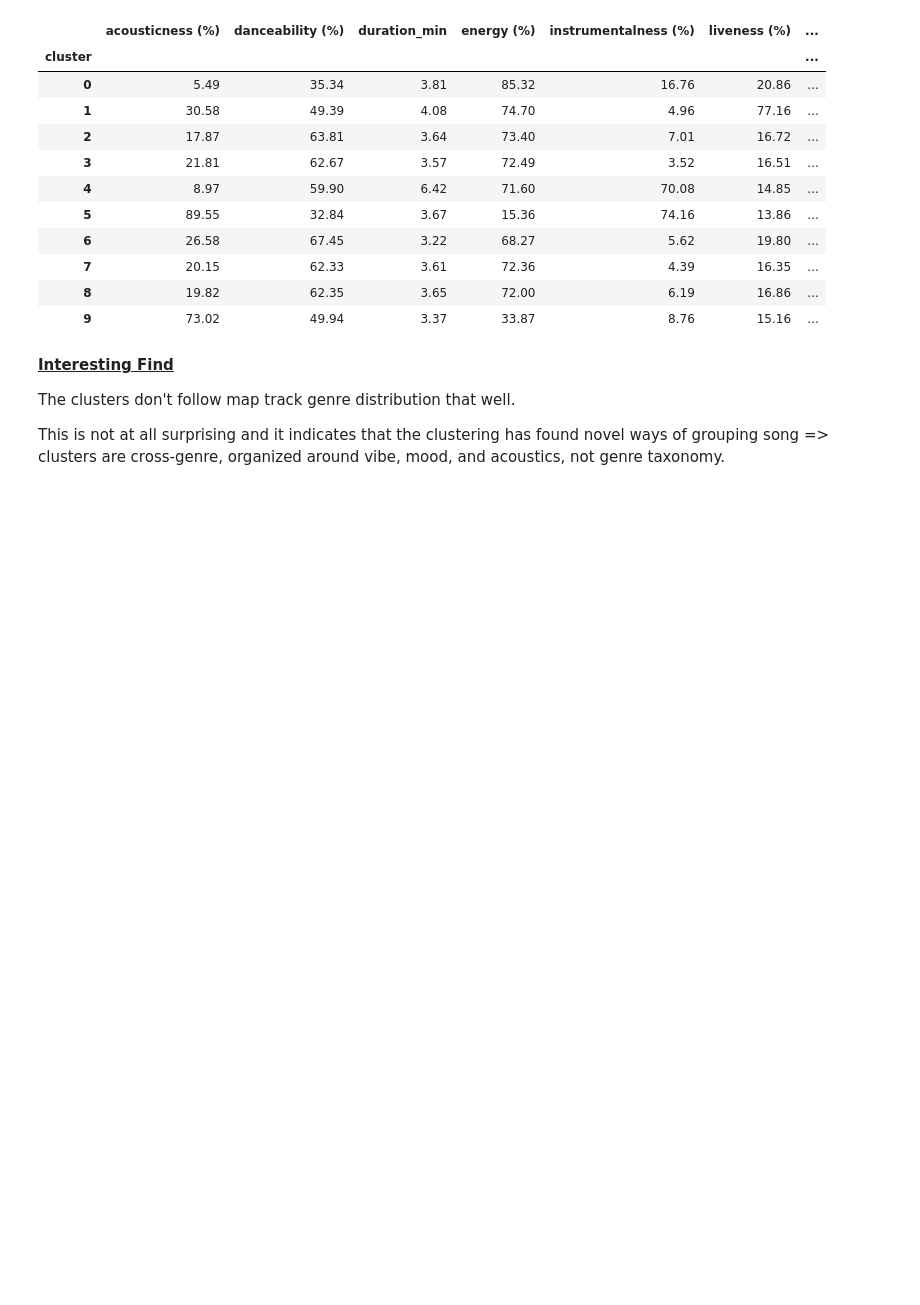
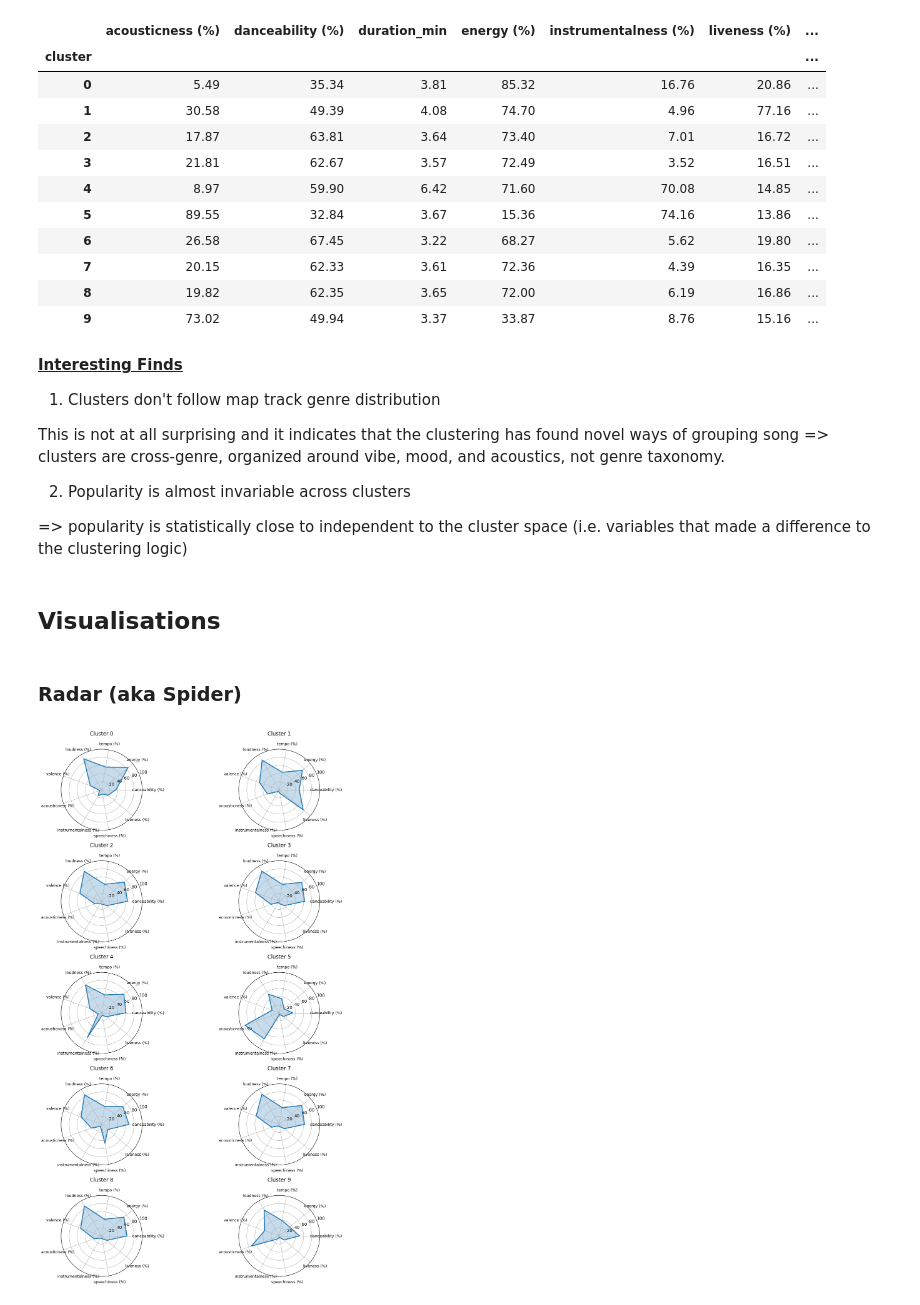
Before and after one commit to petedanielsmith/spotify-recommendation-system, a Jupyter notebook: jupyter_notebooks/02_clustering.ipynb, the cells around one changed output. Drawn from its saved outputs; the diff is of its cells as text; code cells hidden in the pictures; blank space fills up the shorter version.

Commit message:
Add Radar figure.

```diff
--- a/jupyter_notebooks/02_clustering.ipynb
+++ b/jupyter_notebooks/02_clustering.ipynb
@@ -537,8 +537,15 @@ cluster_summary.head(10)
 | 8 | 19.82 | 62.35 | 3.65 | 72.00 | 6.19 | 16.86 | ... |
 | 9 | 73.02 | 49.94 | 3.37 | 33.87 | 8.76 | 15.16 | ... |
 # %% [markdown]
-<ins>**Interesting Find**</ins>
+<ins>**Interesting Finds**</ins>
 
-The clusters don't follow map track genre distribution that well.
+1. Clusters don't follow map track genre distribution
 
 This is not at all surprising and it indicates that the clustering has found novel ways of grouping song => clusters are cross-genre, organized around vibe, mood, and acoustics, not genre taxonomy.
+
+2. Popularity is almost invariable across clusters
+
+=> popularity is statistically close to independent to the cluster space (i.e. variables that made a difference to the clustering logic)
+# %%
+# drop popularity
+cluster_summary.drop(columns=['popularity'], inplace=True)
@@ -544,0 +555,50 @@ This is not at all surprising and it indicates that the clustering has found nov
+# %% [markdown]
+## Visualisations
+# %% [markdown]
+### Radar (aka Spider)
+# %%
+# Step 1, feature set up
+features = [
+    "danceability (%)",
+    "energy (%)",
+    "tempo (%)",
+    "loudness (%)",
+    "valence (%)",
+    "acousticness (%)",
+    "instrumentalness (%)",
+    "speechiness (%)",
+    "liveness (%)"
+]
+N = len(features)
+angles = np.linspace(0, 2 * np.pi, N, endpoint=False).tolist()
+angles += [angles[0]]
+
+# Step 2, create subplot grid
+fig, axes = plt.subplots(
+    nrows=5,
+    ncols=2,
+    figsize=(12, 18),
+    subplot_kw=dict(polar=True)
+)
+axes = axes.flatten()
+
+# Step 3, plot each cluster
+for cluster_id, ax in enumerate(axes):
+    values = cluster_summary.loc[cluster_id, features].values
+    values = np.concatenate([values, [values[0]]])  # close loop
+
+    ax.plot(angles, values, linewidth=2)
+    ax.fill(angles, values, alpha=0.25)
+
+    ax.set_thetagrids(np.degrees(angles[:-1]), features, fontsize=9)
+    ax.set_ylim(0, 100)
+
+    ax.set_title(f"Cluster {cluster_id}", pad=15, fontsize=12)
+
+    ax.grid(True) # reduces visual clutter
+
+
+plt.tight_layout()
+plt.show()
+# %% [output]
+[figure, added]
```
Also changed, not shown: parts of 1 cell of this notebook, 1 other file.
